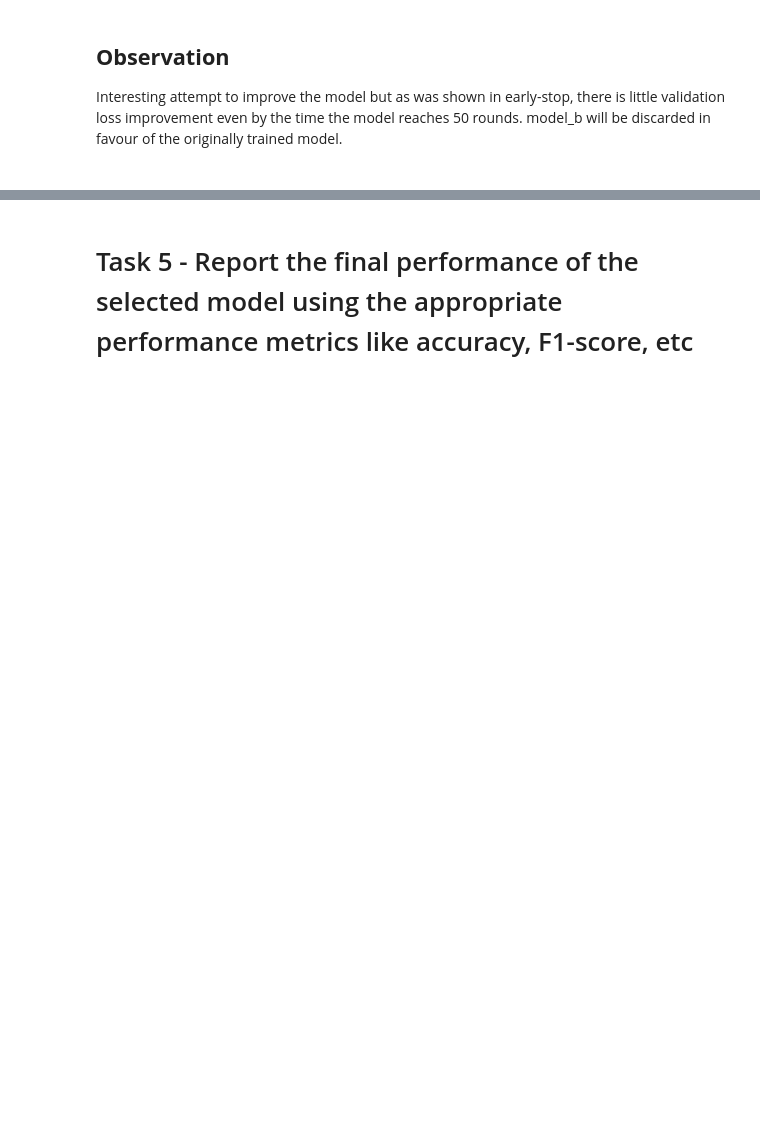
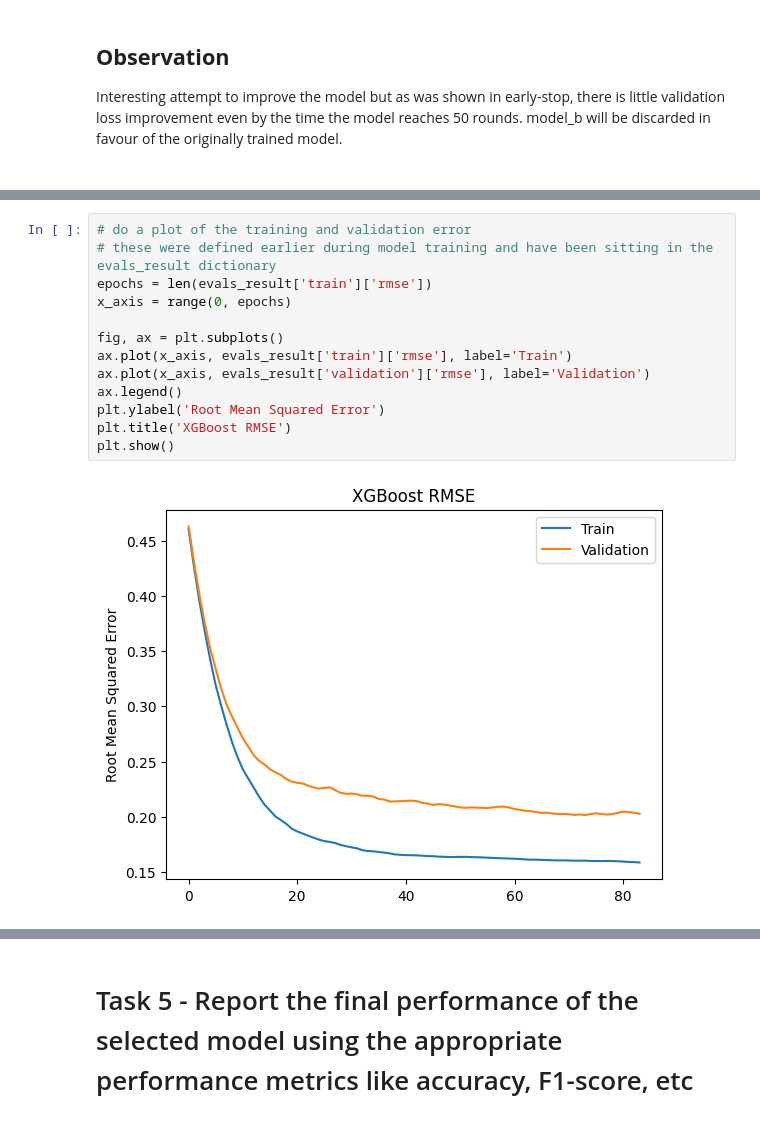
Before and after one commit to chrismintz1/Public, a Jupyter notebook: module 3 final assignment/final assignment part 1.ipynb, the cells around one changed output, grey strips where cells are left out. Saved outputs shown, nothing was run; the diff lists cells and outputs as text; blank space fills up the shorter version.

```diff
--- a/module 3 final assignment/final assignment part 1.ipynb
+++ b/module 3 final assignment/final assignment part 1.ipynb
@@ -411,0 +434,15 @@ from sklearn.metrics import confusion_matrix
+# %%
+# do a plot of the training and validation error
+# these were defined earlier during model training and have been sitting in the evals_result dictionary
+epochs = len(evals_result['train']['rmse'])
+x_axis = range(0, epochs)
+
+fig, ax = plt.subplots()
+ax.plot(x_axis, evals_result['train']['rmse'], label='Train')
+ax.plot(x_axis, evals_result['validation']['rmse'], label='Validation')
+ax.legend()
+plt.ylabel('Root Mean Squared Error')
+plt.title('XGBoost RMSE')
+plt.show()
+# %% [output]
+[figure, added]
```
Also changed, not shown: parts of 12 cells of this notebook, 1 other file.
